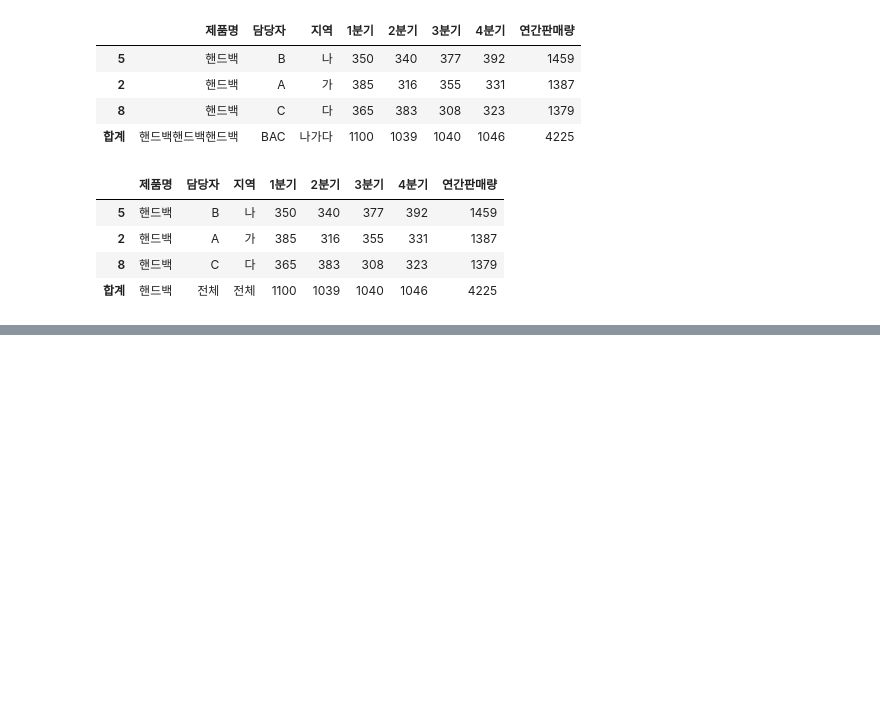
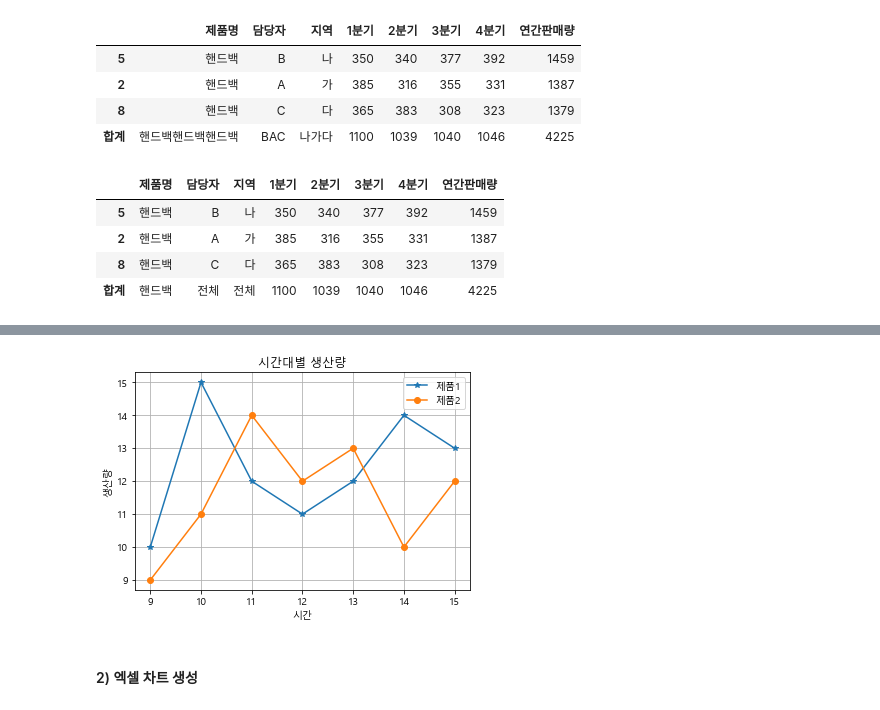
Before and after one commit to jeehoshin/python_newbie, a Jupyter notebook: chapter13_excel.ipynb, the cells around one changed output, grey strips where cells are left out. Cells and saved outputs as stored; diff of their text form; code cells hidden in the pictures; blank space fills up the shorter version.

```diff
--- a/chapter13_excel.ipynb
+++ b/chapter13_excel.ipynb
@@ -480,0 +500,12 @@ handbag_total_2
+# %%
+import matplotlib.pyplot as plt
+import pandas as pd
+
+sales = {'시간': [9, 10, 11, 12, 13, 14, 15],
+         '제품1': [10, 15, 12, 11, 12, 14, 13],
+         '제품2': [9, 11, 14, 12, 13, 10, 12]}
+
+df = pd.DataFrame(sales, index = sales['시간'], columns = ['제품1', '제품2'])
+df.index.name = '시간' #index 라벨 추가
+
+df
@@ -480,0 +522,17 @@ handbag_total_2
+# %%
+#그래프 생성
+import matplotlib
+#맑은 고딕으로 설정
+matplotlib.rcParams['font.family'] = 'Malgun Gothic'
+
+# 그래프 생성
+product_plot = df.plot(grid = True, style = ['-*', '-o'], title = '시간대별 생산량')
+product_plot.set_ylabel('생산량')
+
+# 이미지로 저장
+image_file = 'c:/python/data/figures/fig_for_excel1.png'
+plt.savefig(image_file, dpi = 400)
+
+plt.show()
+# %% [output]
+[figure, added]
@@ -480,0 +555,2 @@ handbag_total_2
+# %% [markdown]
+#### 2) 엑셀 차트 생성
```
Also changed, not shown: parts of 5 cells of this notebook.
